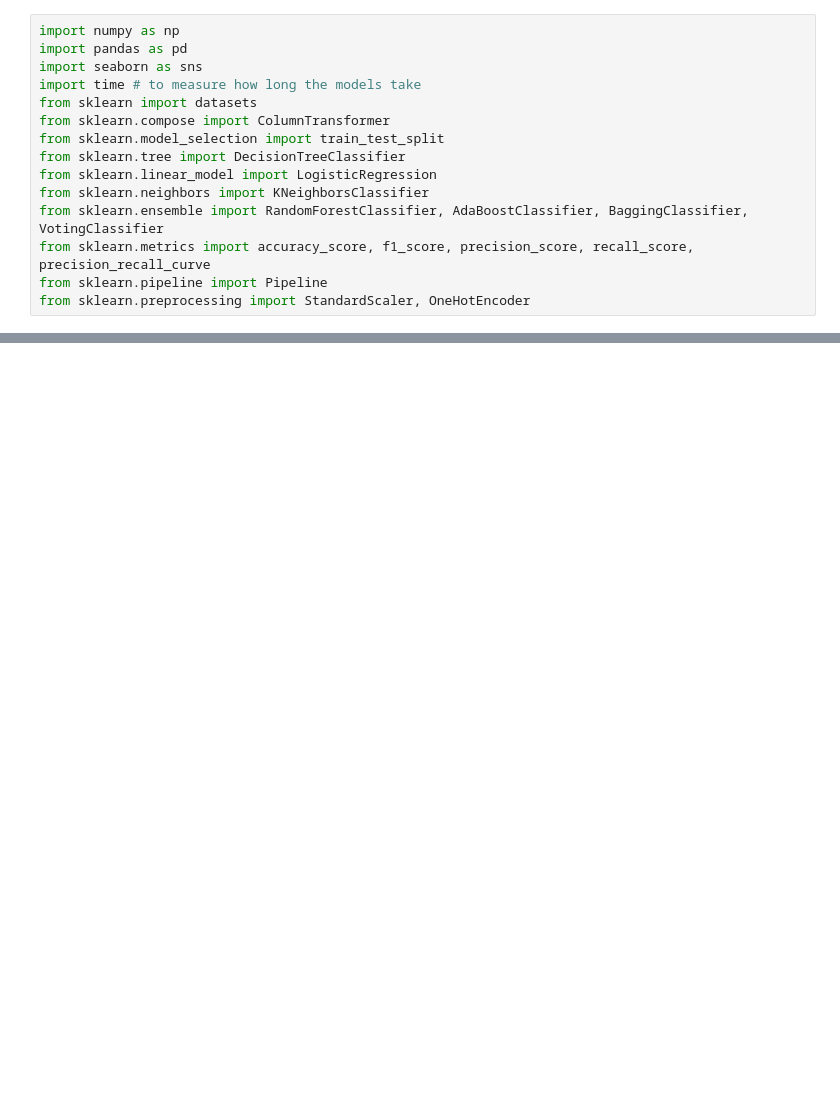
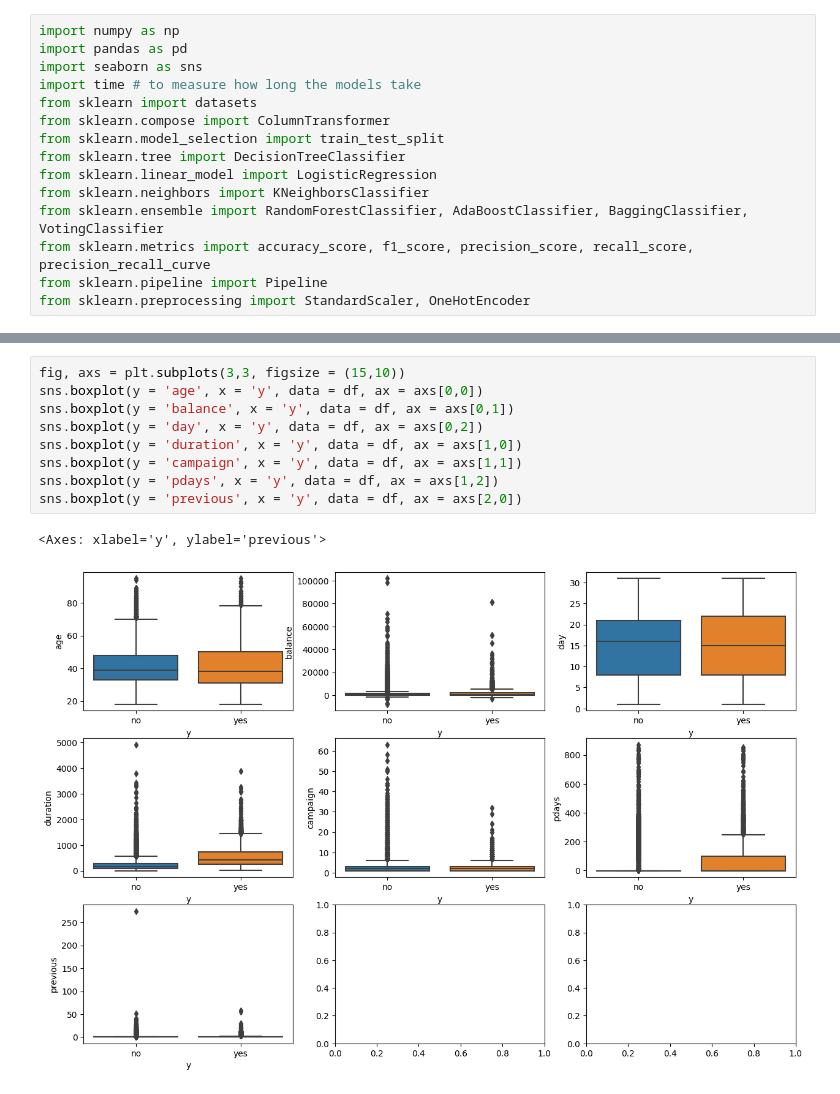
Before and after one commit to mahinbindra/schulich_data_science, a Jupyter notebook: Semester 2 Data Science/Assignments/assignment_1_ensemble methods.ipynb, the cells around one changed output, grey strips where cells are left out. Drawn from its saved outputs; the diff is of its cells as text; blank space fills up the shorter version.

```diff
--- a/Semester 2 Data Science/Assignments/assignment_1_ensemble methods.ipynb
+++ b/Semester 2 Data Science/Assignments/assignment_1_ensemble methods.ipynb
@@ -36,0 +69,12 @@ df.describe()
+# %%
+fig, axs = plt.subplots(3,3, figsize = (15,10))
+sns.boxplot(y = 'age', x = 'y', data = df, ax = axs[0,0])
+sns.boxplot(y = 'balance', x = 'y', data = df, ax = axs[0,1])
+sns.boxplot(y = 'day', x = 'y', data = df, ax = axs[0,2])
+sns.boxplot(y = 'duration', x = 'y', data = df, ax = axs[1,0])
+sns.boxplot(y = 'campaign', x = 'y', data = df, ax = axs[1,1])
+sns.boxplot(y = 'pdays', x = 'y', data = df, ax = axs[1,2])
+sns.boxplot(y = 'previous', x = 'y', data = df, ax = axs[2,0])
+# %% [output]
+<Axes: xlabel='y', ylabel='previous'>
+[figure, added]
```
Also changed, not shown: parts of 55 cells of this notebook, 2 other files.
